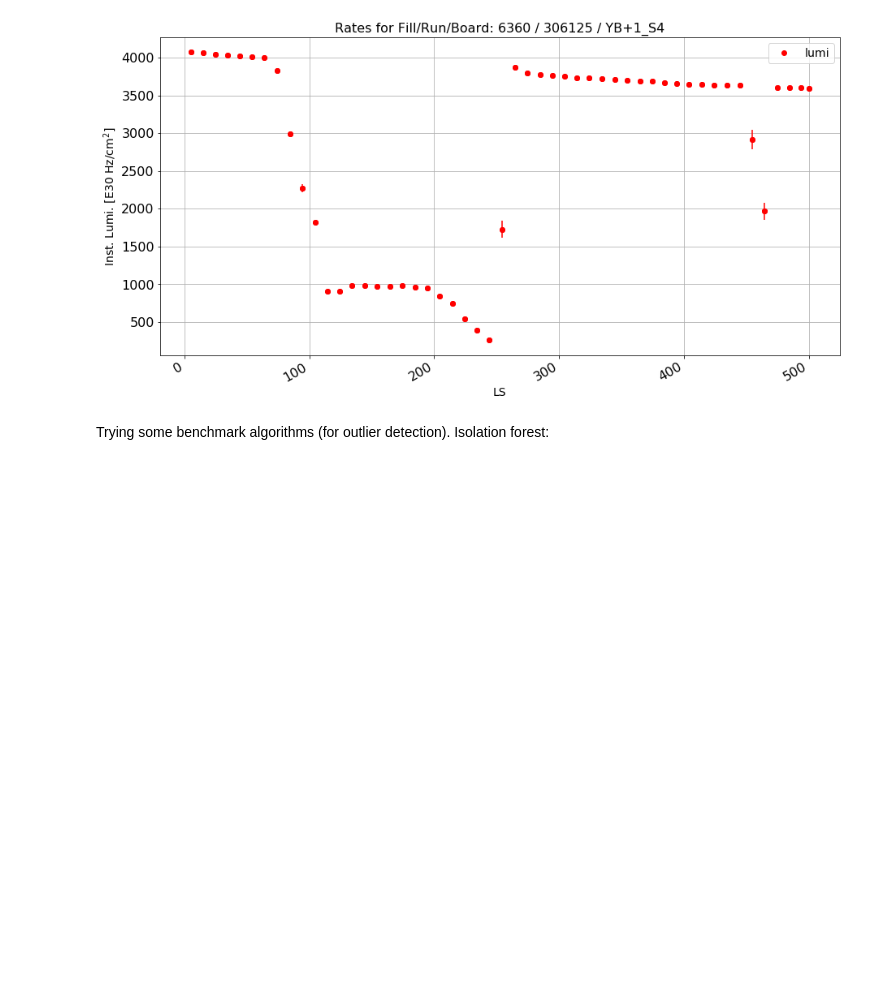
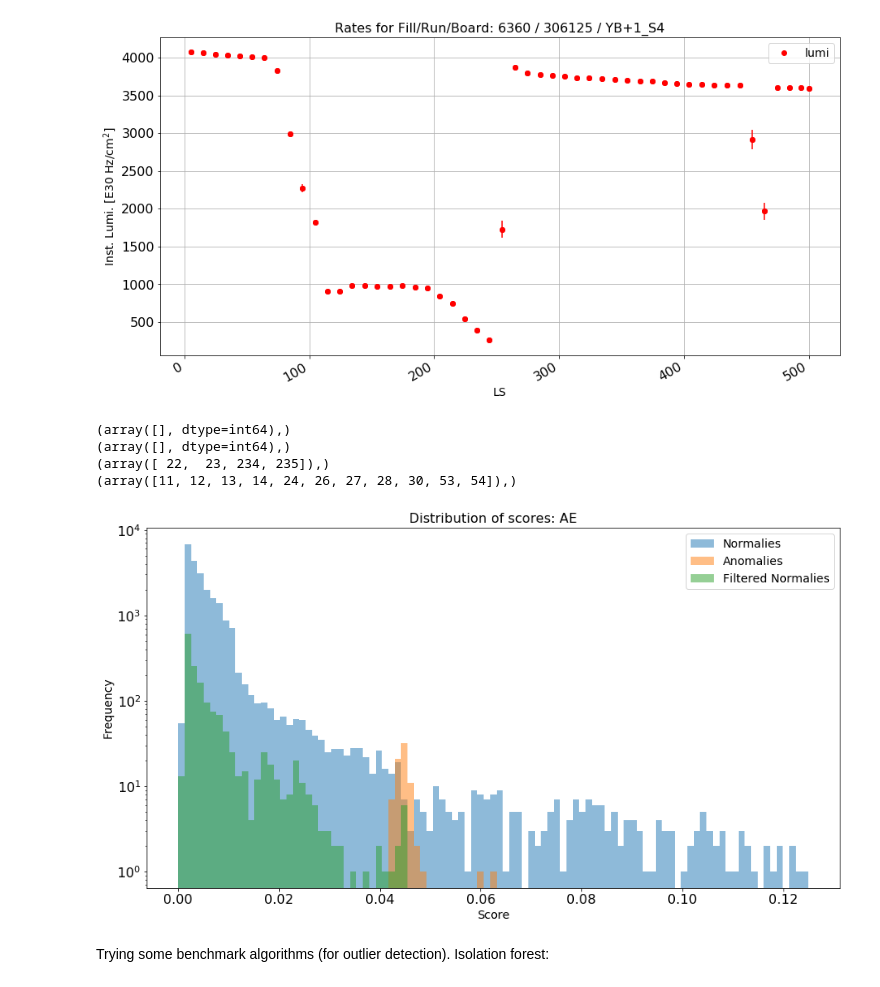
Before and after one commit to merveince92/RPCTriggerRateMonitoringWithML, a Jupyter notebook: dt_trigger_monitoring_training.ipynb, the cells around one changed output. Saved outputs shown, nothing was run; the diff lists cells and outputs as text; code cells hidden in the pictures; blank space fills up the shorter version.

```diff
--- a/dt_trigger_monitoring_training.ipynb
+++ b/dt_trigger_monitoring_training.ipynb
@@ -1370,6 +1376,52 @@ plot_rate_vs_ls(df_rates, 306126, "ls", "lumi", "YB+1_S4", 0, "errLumi", "LS",
 # %% [output]
 [figure]
 [figure]
+# %%
+print np.where(n1 > 5)
+print np.where(n2 > 5)
+print np.where(n3 > 5)
+print np.where(n4 > 5)
+# %% [output]
+(array([], dtype=int64),)
+(array([], dtype=int64),)
+(array([ 22,  23, 234, 235]),)
+(array([11, 12, 13, 14, 24, 26, 27, 28, 30, 53, 54]),)
+# %%
+fig, ax = plt.subplots()
+ax.set_yscale('log')
+bins = np.linspace(0, 0.125, 100)
+plt.hist(layers_test[layers_test["score"] < 0]["cae_score"], bins=bins, alpha=0.5, label="Normalies")
+plt.hist(layers_test[layers_test["score"] > 0]["cae_score"], bins=bins, alpha=0.5, label="Anomalies")
+
+rule1 = (layers_test["averageLS"] == 22) | (layers_test["averageLS"] == 23) | (layers_test["averageLS"] == 234) |\
+        (layers_test["averageLS"] == 235)
+
+rule2 = (layers_test["averageLS"] == 11) |\
+        (layers_test["averageLS"] == 12) |\
+        (layers_test["averageLS"] == 13) |\
+        (layers_test["averageLS"] == 14) |\
+        (layers_test["averageLS"] == 24) |\
+        (layers_test["averageLS"] == 26) |\
+        (layers_test["averageLS"] == 27) |\
+        (layers_test["averageLS"] == 28) |\
+        (layers_test["averageLS"] == 30) |\
+        (layers_test["averageLS"] == 53) |\
+        (layers_test["averageLS"] == 54)
+
+rule3 = (rule1 == False) & (layers_test["run"] == 306125)
+rule4 = (rule2 == False) & (layers_test["run"] == 306126)
+
+#plt.hist(layers_test[((rule3 == True) | (rule4 == True)) & (layers_test["score"] < 0)]["cae_score"],\
+#         bins=bins, alpha=0.5, label="Filtered Normalies")
+plt.hist(layers_test[((rule3 == True) | (rule4 == True)) == False & (layers_test["score"] < 0)]["cae_score"],\
+         bins=bins, alpha=0.5, label="Filtered Normalies")
+plt.title("Distribution of scores: AE")
+plt.legend(loc='best')
+plt.ylabel('Frequency')
+plt.xlabel('Score')
+plt.show()
+# %% [output]
+[figure, added]
 # %% [markdown]
 Trying some benchmark algorithms (for outlier detection). Isolation forest:
 # %%
```
Also changed, not shown: parts of 23 cells of this notebook, 1 other file.
